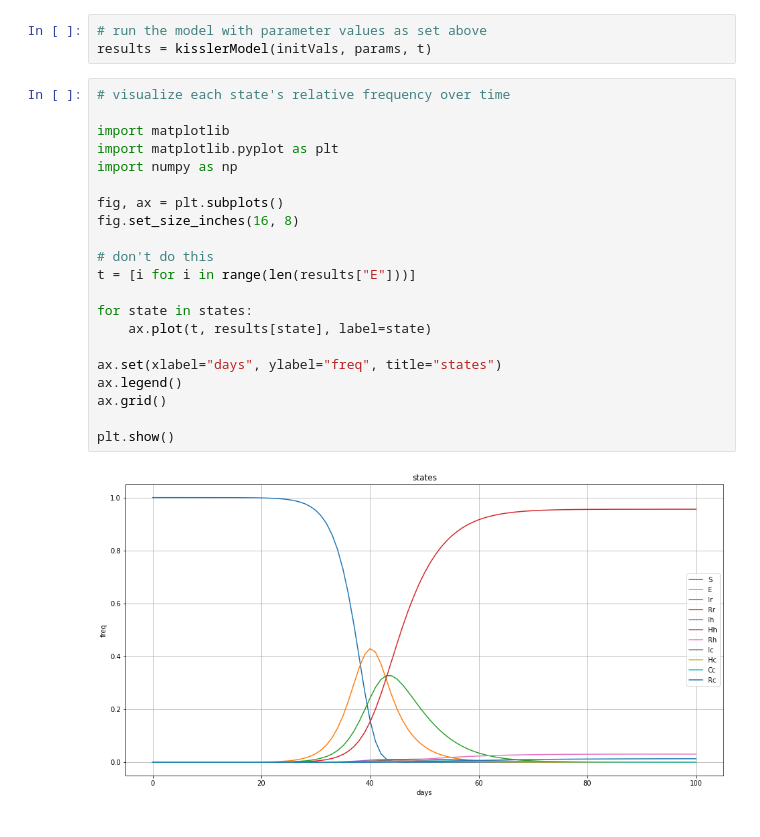
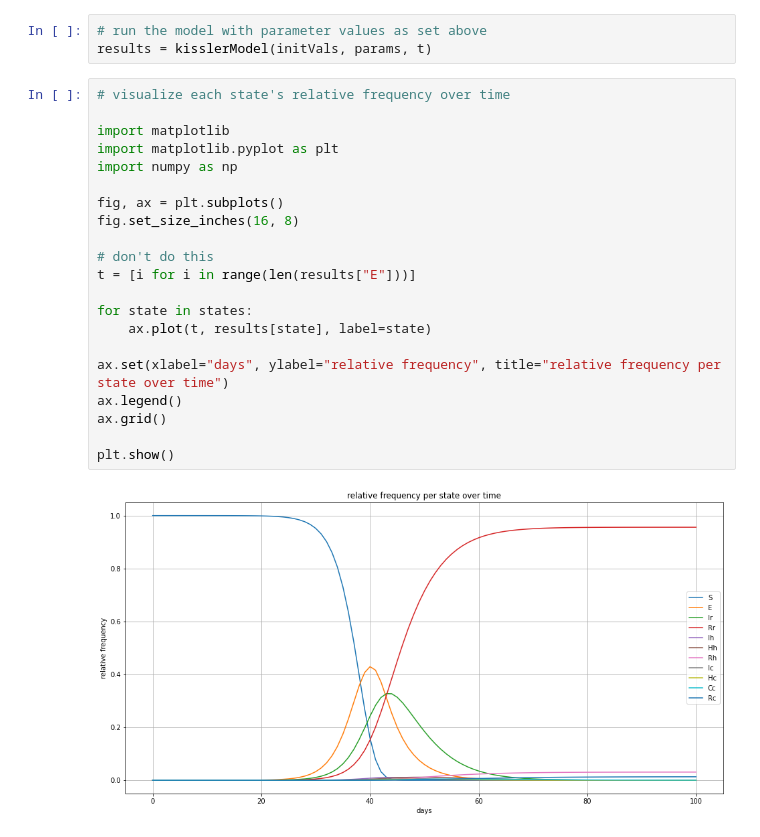
Before and after one commit to uc-cdis/planx-bioinfo-tools, a Jupyter notebook: covid19_notebooks/kisslerModel.ipynb, the cells around one changed output. Saved outputs shown, nothing was run; the diff lists cells and outputs as text.

Commit message:
revise plot labels

```diff
--- a/covid19_notebooks/kisslerModel.ipynb
+++ b/covid19_notebooks/kisslerModel.ipynb
@@ -104,23 +104,23 @@ results = kisslerModel(initVals, params, t)
 # %%
 # visualize each state's relative frequency over time
 
 import matplotlib
 import matplotlib.pyplot as plt
 import numpy as np
 
 fig, ax = plt.subplots()
 fig.set_size_inches(16, 8)
 
 # don't do this
 t = [i for i in range(len(results["E"]))]
 
 for state in states:
     ax.plot(t, results[state], label=state)
 
-ax.set(xlabel="days", ylabel="freq", title="states")
+ax.set(xlabel="days", ylabel="relative frequency", title="relative frequency per state over time")
 ax.legend()
 ax.grid()
 
 plt.show()
 # %% [output]
-[figure, old version]
+[figure, new version]
```
